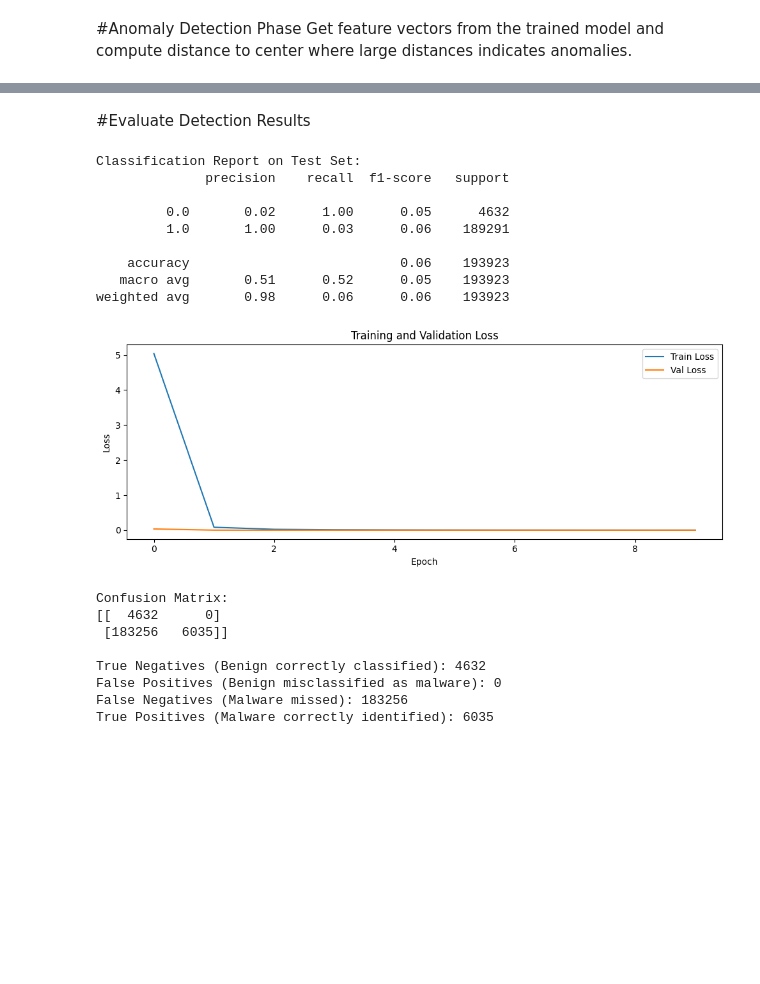
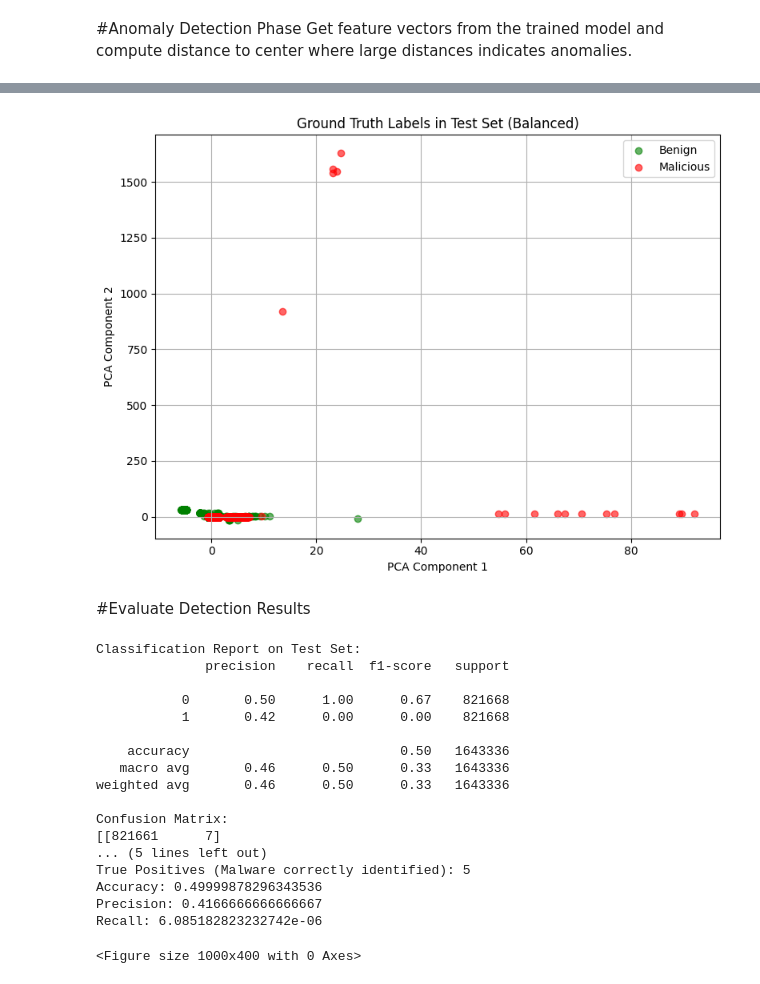
Before and after one commit to SianC7/LAIDS, a Jupyter notebook: Sian's_PCA_1DCNN_(Unsupervised_CNN).ipynb, the cells around one changed output, grey strips where cells are left out. Saved outputs shown, nothing was run; the diff lists cells and outputs as text; code cells hidden in the pictures; blank space fills up the shorter version.

```diff
--- a/Sian's_PCA_1DCNN_(Unsupervised_CNN).ipynb
+++ b/Sian's_PCA_1DCNN_(Unsupervised_CNN).ipynb
@@ -360,31 +484,43 @@ malicious_predictions = (distances > threshold).astype(int) #Samples with distan
+# %%
+import matplotlib.pyplot as plt
+
+# Step 1: Flatten X_test_balanced back to 2D for plotting (remove the CNN channel dimension)
+X_test_flat = X_test.reshape(X_test.shape[0], X_test.shape[1])
+
+# Step 2: Plot using first 2 PCA components
+plt.figure(figsize=(8, 6))
+plt.scatter(
+    X_test_flat[y_test == 0][:, 0], X_test_flat[y_test == 0][:, 1],
+    c='green', label='Benign', alpha=0.6
+)
+plt.scatter(
+    X_test_flat[y_test == 1][:, 0], X_test_flat[y_test== 1][:, 1],
+    c='red', label='Malicious', alpha=0.6
+)
+plt.xlabel('PCA Component 1')
+plt.ylabel('PCA Component 2')
+plt.title('Ground Truth Labels in Test Set (Balanced)')
+plt.legend()
+plt.grid(True)
+plt.tight_layout()
+plt.show()
+# %% [output]
+[figure, added]
 # %% [markdown]
 #Evaluate Detection Results
 # %%
 import matplotlib.pyplot as plt
 from sklearn.metrics import classification_report, confusion_matrix
 
-# Evaluate predictions against ground truth
-print("\nClassification Report on Test Set:")
-print(classification_report(y_test, malicious_predictions))
-
-
 # Plot Training Loss (no accuracy in unsupervised setting)
 plt.figure(figsize=(10, 4))
 
-# Plot Loss
-plt.plot(history.history['loss'], label='Train Loss')
-plt.plot(history.history.get('val_loss', []), label='Val Loss')  # Safe in case val_loss wasn't tracked
-plt.title('Training and Validation Loss')
-plt.xlabel('Epoch')
-plt.ylabel('Loss')
-plt.legend()
-plt.tight_layout()
-plt.show()
+# Evaluate predictions against ground truth
+print("\nClassification Report on Test Set:")
+print(classification_report(y_test, unsupervised_predictions))
 
 # Confusion matrix
-cm = confusion_matrix(y_test, malicious_predictions)
-
-# Optional: print as table
+cm = confusion_matrix(y_test, unsupervised_predictions)
 print("Confusion Matrix:")
 print(cm)
 
@@ -394,22 +530,25 @@ print(f"\nTrue Negatives (Benign correctly classified): {tn}")
 print(f"False Positives (Benign misclassified as malware): {fp}")
 print(f"False Negatives (Malware missed): {fn}")
 print(f"True Positives (Malware correctly identified): {tp}")
+print(f"Accuracy: {(tp + tn) / (tp + tn + fp + fn)}")
+print(f"Precision: {tp / (tp + fp)}")
+print(f"Recall: {tp / (tp + fn)}")
 # %% [output]
 Classification Report on Test Set:
               precision    recall  f1-score   support
 
-         0.0       0.02      1.00      0.05      4632
-         1.0       1.00      0.03      0.06    189291
+           0       0.50      1.00      0.67    821668
+           1       0.42      0.00      0.00    821668
 
-    accuracy                           0.06    193923
-   macro avg       0.51      0.52      0.05    193923
-weighted avg       0.98      0.06      0.06    193923
+    accuracy                           0.50   1643336
+   macro avg       0.46      0.50      0.33   1643336
+weighted avg       0.46      0.50      0.33   1643336
+
+Confusion Matrix:
+[[821661      7]
+... (5 lines left out)
+True Positives (Malware correctly identified): 5
+Accuracy: 0.49999878296343536
+Precision: 0.4166666666666667
+Recall: 6.085182823232742e-06
-[figure, removed]
-Confusion Matrix:
-[[  4632      0]
- [183256   6035]]
-
-True Negatives (Benign correctly classified): 4632
-False Positives (Benign misclassified as malware): 0
-False Negatives (Malware missed): 183256
-True Positives (Malware correctly identified): 6035
+<Figure size 1000x400 with 0 Axes>
```
Also changed, not shown: parts of 15 cells of this notebook.
